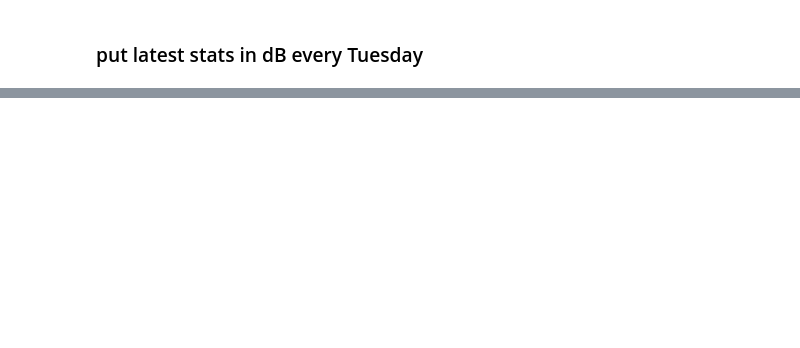
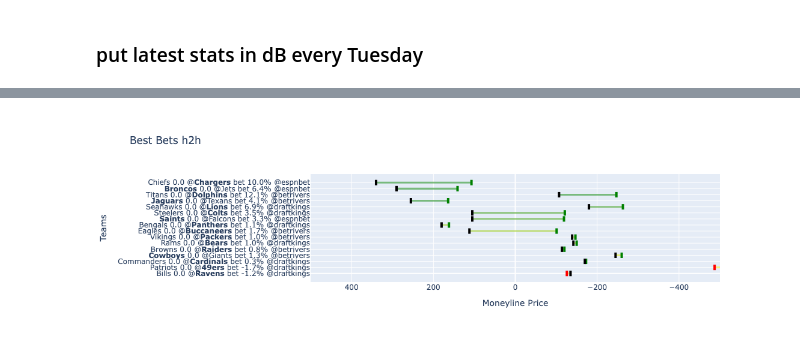
Before and after one commit to dan8239/nfl-data-engineering, a Jupyter notebook: src/inference/inference_notebook.ipynb, the cells around one changed output, grey strips where cells are left out. Drawn from its saved outputs; the diff is of its cells as text; code cells hidden in the pictures; blank space fills up the shorter version.

```diff
--- a/src/inference/inference_notebook.ipynb
+++ b/src/inference/inference_notebook.ipynb
@@ -504,0 +175,7 @@ fig.show()
+# %%
+fig = ve.create_best_bets_graph(best_bets=h2h,
+                            year=year,
+                            week=week,
+                            market_type="h2h")
+# %% [output]
+[figure, added]
```
Also changed, not shown: parts of 46 cells of this notebook, 7 other files.
